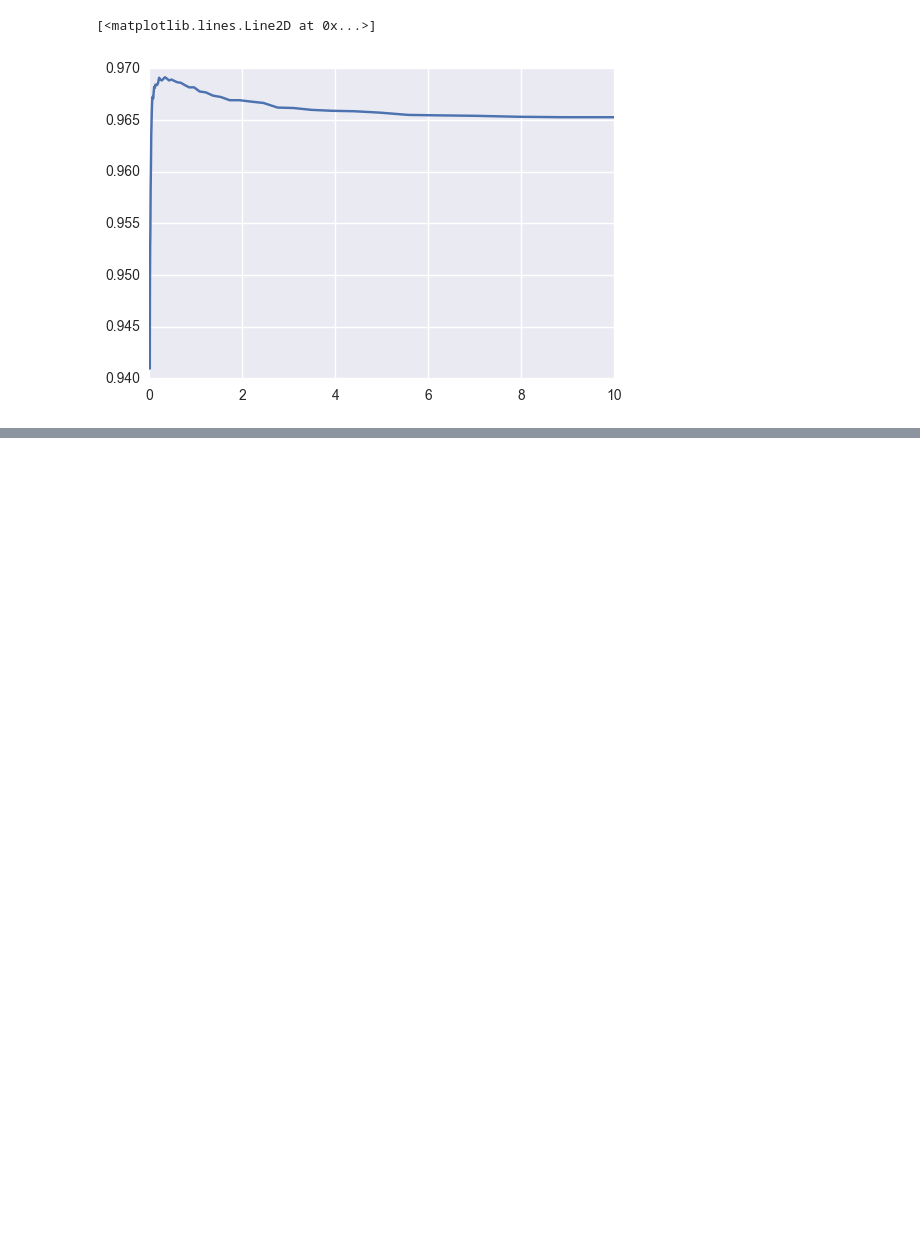
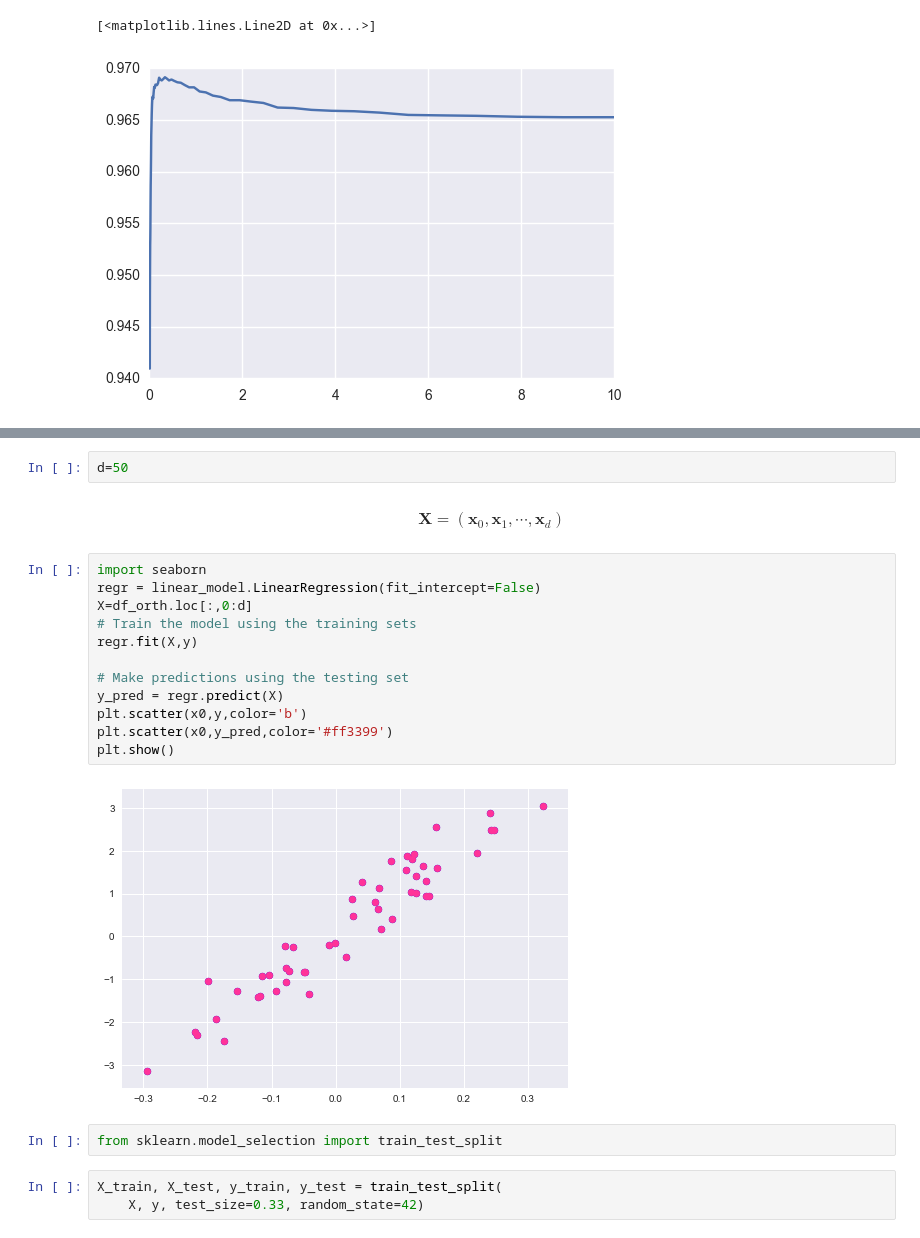
Before and after one commit to Columbia-Intro-Data-Science/APMAE4990-, a Jupyter notebook: notebooks/Lecture 3 - Model Complexity and Regularization.ipynb, the cells around one changed output, grey strips where cells are left out. Saved outputs shown, nothing was run; the diff lists cells and outputs as text; blank space fills up the shorter version.

```diff
--- a/notebooks/Lecture 3 - Model Complexity and Regularization.ipynb
+++ b/notebooks/Lecture 3 - Model Complexity and Regularization.ipynb
@@ -753,0 +782,23 @@ plt.plot(alphas,scores)
+# %%
+d=50
+# %% [markdown]
+$$ \mathbf X = (\mathbf x_0, \mathbf x_1, \cdots, \mathbf x_d) $$
+# %%
+import seaborn
+regr = linear_model.LinearRegression(fit_intercept=False)
+X=df_orth.loc[:,0:d]
+# Train the model using the training sets
+regr.fit(X,y)
+
+# Make predictions using the testing set
+y_pred = regr.predict(X)
+plt.scatter(x0,y,color='b')
+plt.scatter(x0,y_pred,color='#ff3399')
+plt.show()
+# %% [output]
+[figure, added]
+# %%
+from sklearn.model_selection import train_test_split
+# %%
+X_train, X_test, y_train, y_test = train_test_split(
+    X, y, test_size=0.33, random_state=42)
```
Also changed, not shown: parts of 10 cells of this notebook, 3 other files.
